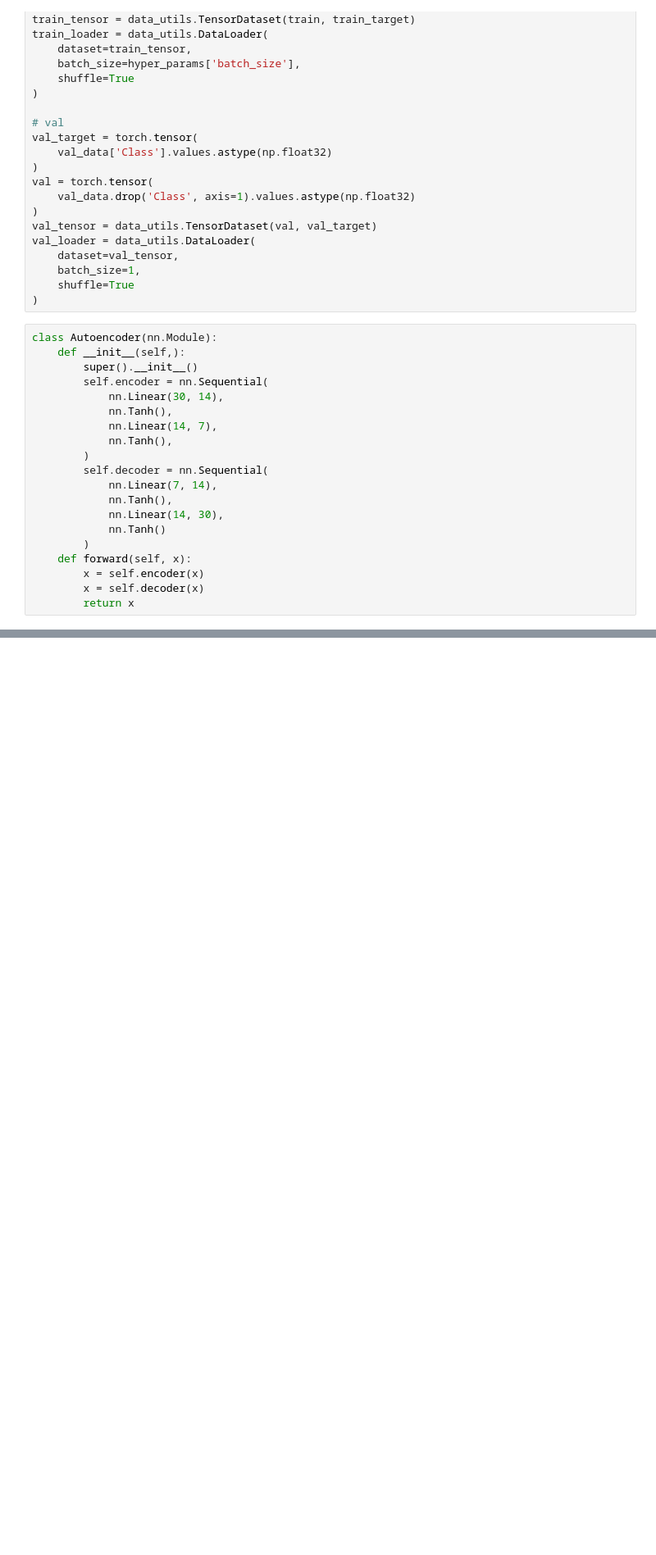
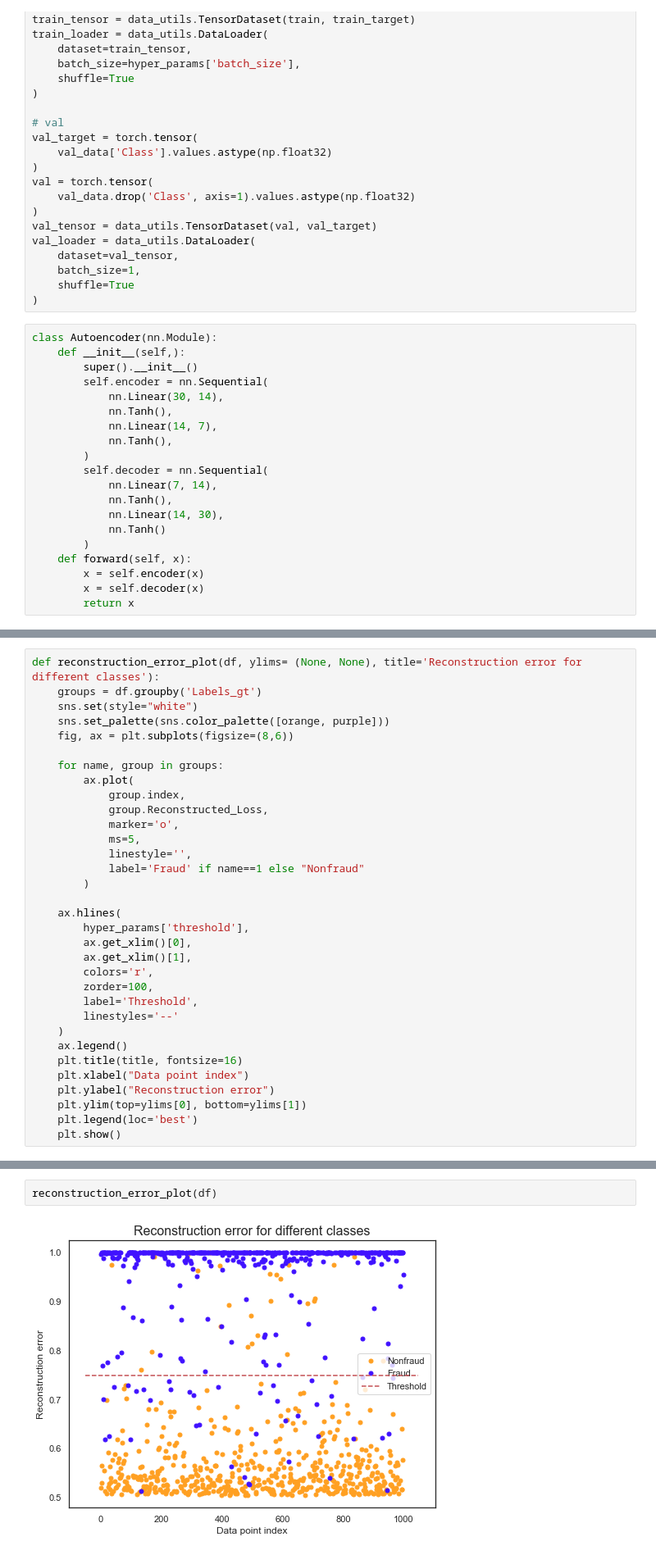
Before and after one commit to jdgallegoq/ccFraud_autoencoders, a Jupyter notebook: notebooks/exploration.ipynb, the cells around one changed output, grey strips where cells are left out. Shown at 82% size. Cells and saved outputs as stored; diff of their text form; blank space fills up the shorter version.

```diff
--- a/notebooks/exploration.ipynb
+++ b/notebooks/exploration.ipynb
@@ -213,0 +267,33 @@ KeyboardInterrupt:
+# %%
+def reconstruction_error_plot(df, ylims= (None, None), title='Reconstruction error for different classes'):
+    groups = df.groupby('Labels_gt')
+    sns.set(style="white")
+    sns.set_palette(sns.color_palette([orange, purple]))
+    fig, ax = plt.subplots(figsize=(8,6))
+
+    for name, group in groups:
+        ax.plot(
+            group.index,
+            group.Reconstructed_Loss,
+            marker='o',
+            ms=5,
+            linestyle='',
+            label='Fraud' if name==1 else "Nonfraud"
+        )
+
+    ax.hlines(
+        hyper_params['threshold'],
+        ax.get_xlim()[0],
+        ax.get_xlim()[1],
+        colors='r',
+        zorder=100,
+        label='Threshold',
+        linestyles='--'
+    )
+    ax.legend()
+    plt.title(title, fontsize=16)
+    plt.xlabel("Data point index")
+    plt.ylabel("Reconstruction error")
+    plt.ylim(top=ylims[0], bottom=ylims[1])
+    plt.legend(loc='best')
+    plt.show()
@@ -213,0 +306,4 @@ KeyboardInterrupt:
+# %%
+reconstruction_error_plot(df)
+# %% [output]
+[figure, added]
```
Also changed, not shown: parts of 16 cells of this notebook, 1 other file.
